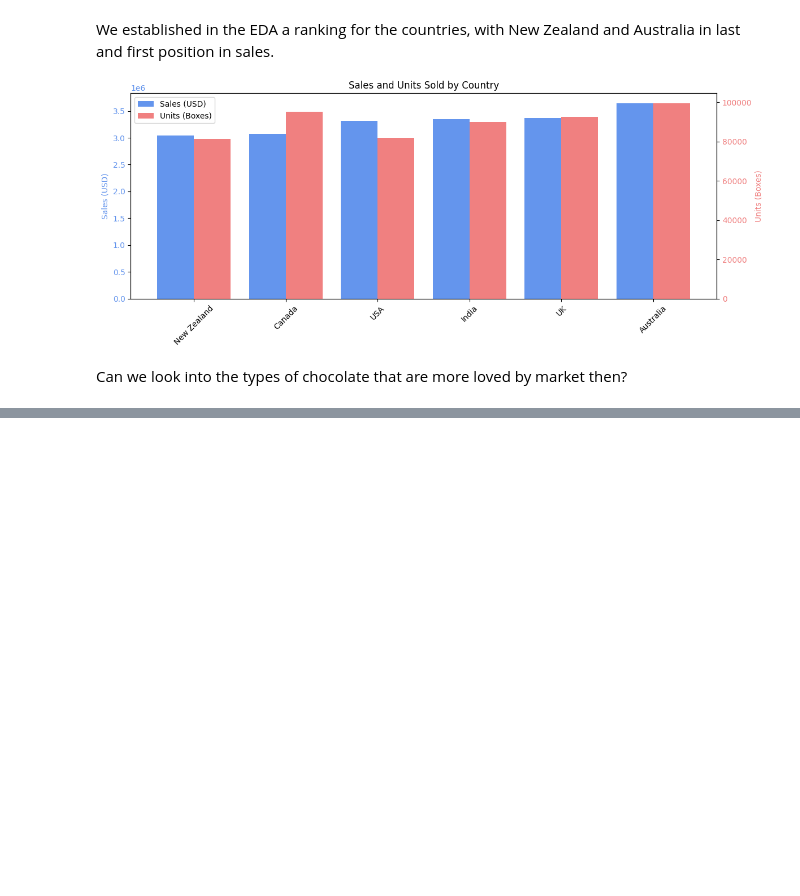
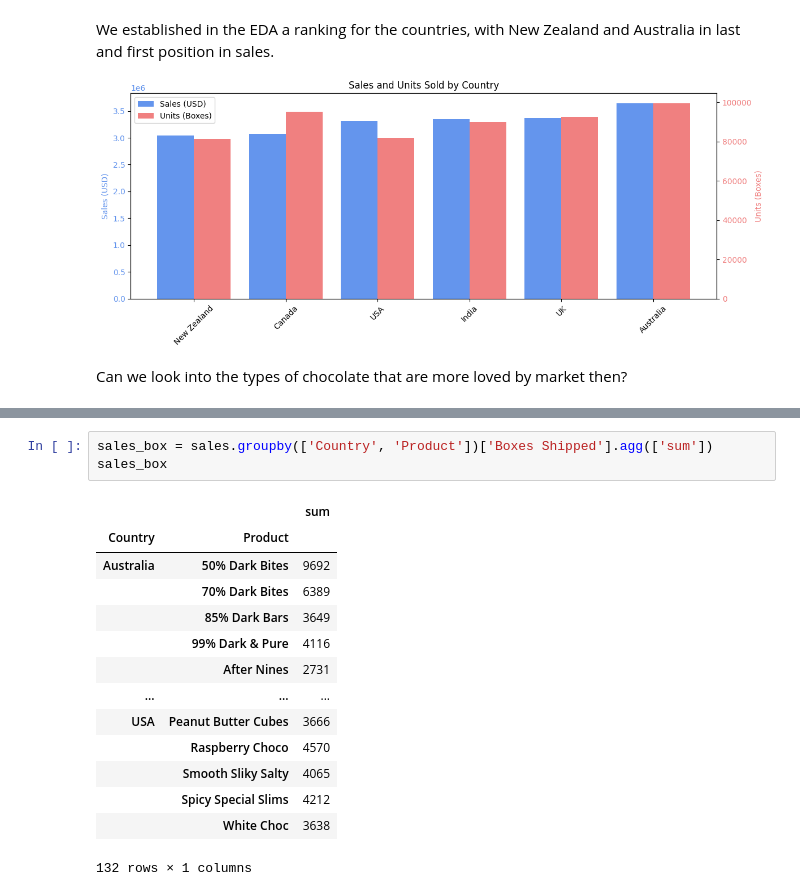
Before and after one commit to Lina060992/Chocolate, a Jupyter notebook: more_questions.ipynb, the cells around one changed output, grey strips where cells are left out. Cells and saved outputs as stored; diff of their text form; blank space fills up the shorter version.

```diff
--- a/more_questions.ipynb
+++ b/more_questions.ipynb
@@ -516,0 +546,18 @@ Can we look into the types of chocolate that are more loved by market then?
+# %%
+sales_box = sales.groupby(['Country', 'Product'])['Boxes Shipped'].agg(['sum'])
+sales_box
+# %% [output]
+|  |  | sum |
+| Country | Product |  |
+| Australia | 50% Dark Bites | 9692 |
+|  | 70% Dark Bites | 6389 |
+|  | 85% Dark Bars | 3649 |
+|  | 99% Dark & Pure | 4116 |
+|  | After Nines | 2731 |
+| ... | ... | ... |
+| USA | Peanut Butter Cubes | 3666 |
+|  | Raspberry Choco | 4570 |
+|  | Smooth Sliky Salty | 4065 |
+|  | Spicy Special Slims | 4212 |
+|  | White Choc | 3638 |
+132 rows × 1 columns
```
Also changed, not shown: parts of 3 cells of this notebook.
